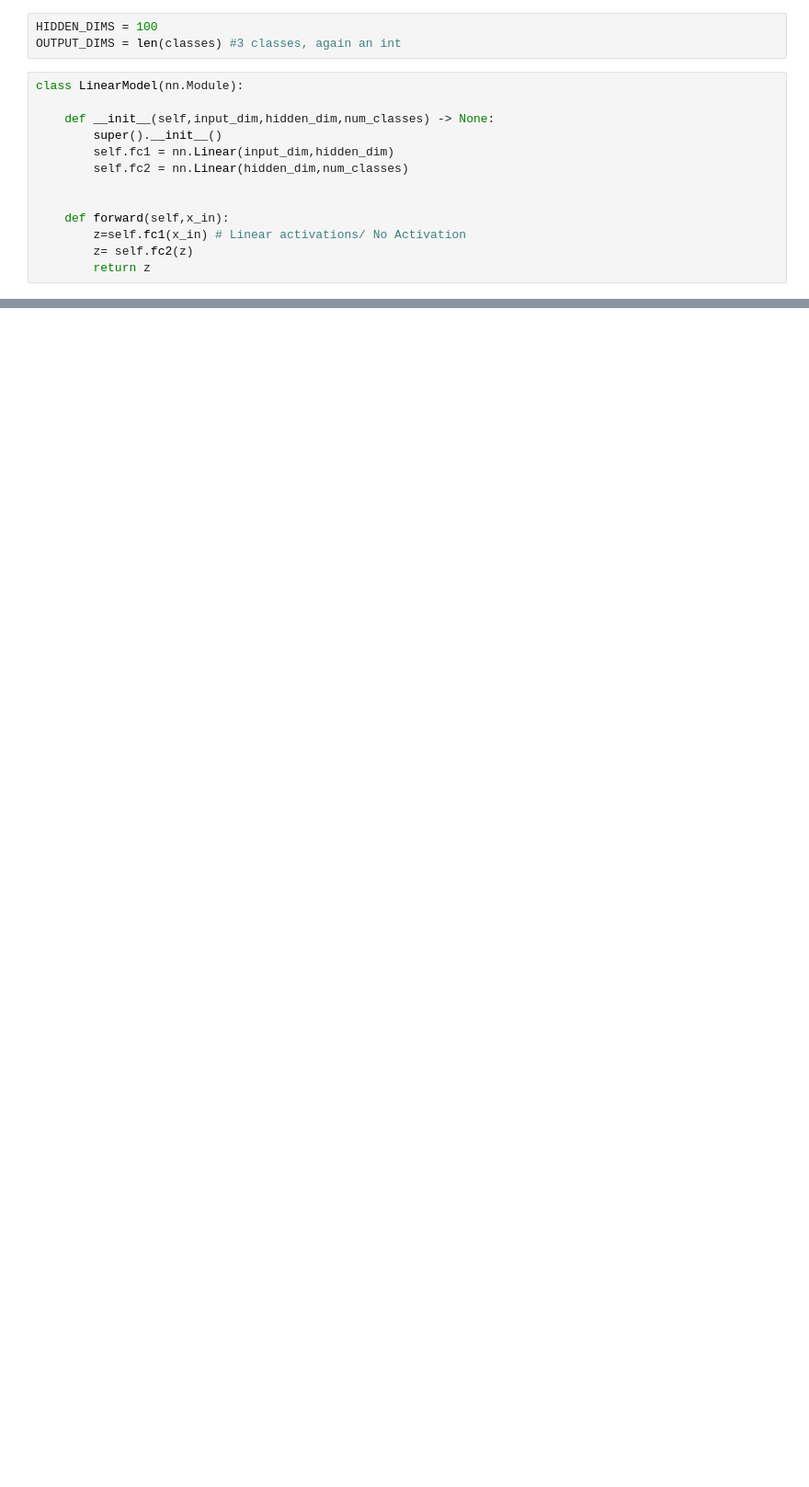
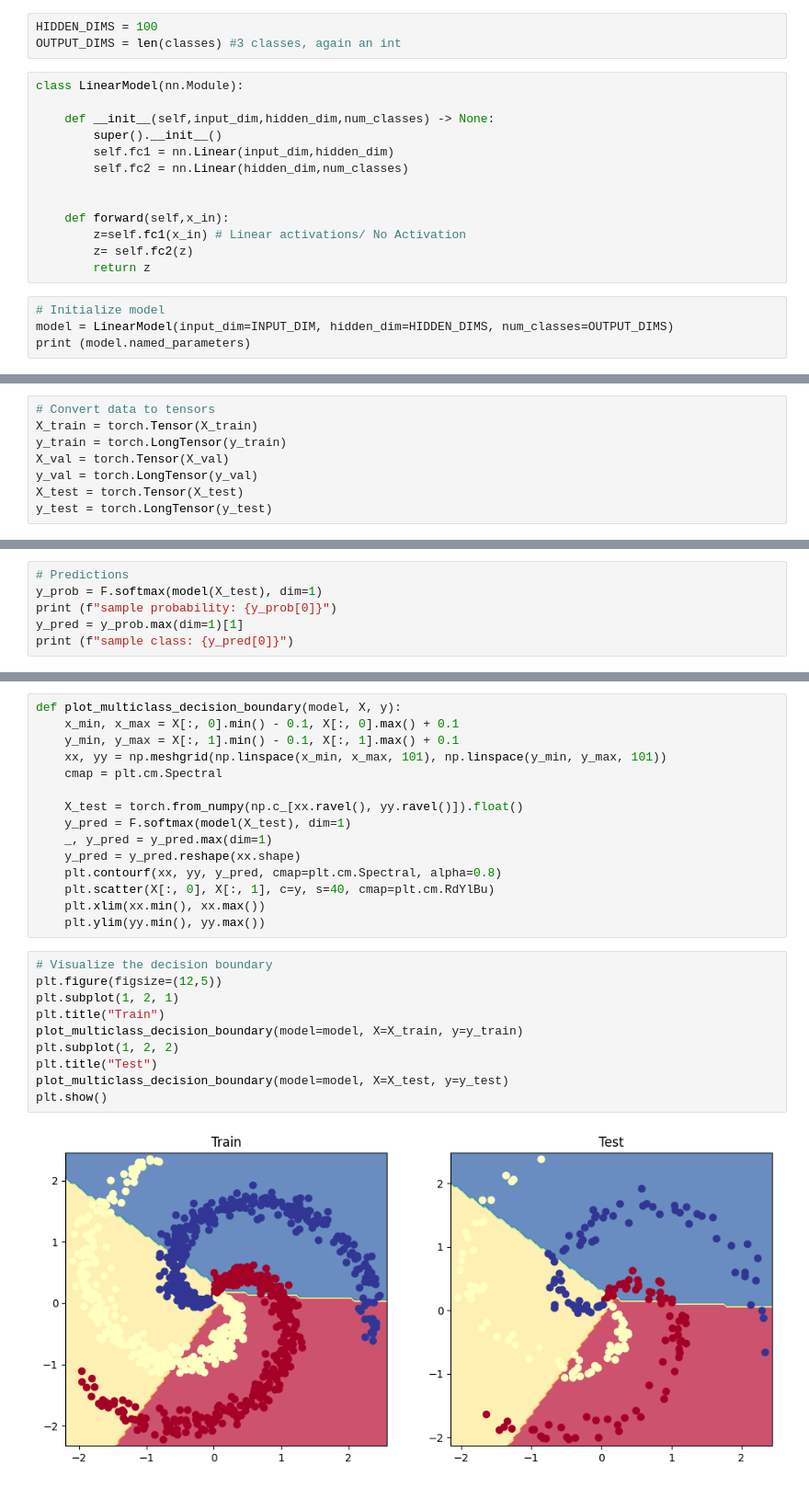
Before and after one commit to nikseddu/MLOPS, a Jupyter notebook: MachineLearning/neural_network.ipynb, the cells around one changed output, grey strips where cells are left out. Shown at 92% size. Saved outputs shown, nothing was run; the diff lists cells and outputs as text; blank space fills up the shorter version.

Commit message:
Done with Linear Model with pytorch

```diff
--- a/MachineLearning/neural_network.ipynb
+++ b/MachineLearning/neural_network.ipynb
@@ -244,3 +241,7 @@ class LinearModel(nn.Module):
         z=self.fc1(x_in) # Linear activations/ No Activation
         z= self.fc2(z)
         return z
+# %%
+# Initialize model
+model = LinearModel(input_dim=INPUT_DIM, hidden_dim=HIDDEN_DIMS, num_classes=OUTPUT_DIMS)
+print (model.named_parameters)
@@ -246,0 +282,8 @@ class LinearModel(nn.Module):
+# %%
+# Convert data to tensors
+X_train = torch.Tensor(X_train)
+y_train = torch.LongTensor(y_train)
+X_val = torch.Tensor(X_val)
+y_val = torch.LongTensor(y_val)
+X_test = torch.Tensor(X_test)
+y_test = torch.LongTensor(y_test)
@@ -246,0 +357,6 @@ class LinearModel(nn.Module):
+# %%
+# Predictions
+y_prob = F.softmax(model(X_test), dim=1)
+print (f"sample probability: {y_prob[0]}")
+y_pred = y_prob.max(dim=1)[1]
+print (f"sample class: {y_pred[0]}")
@@ -246,0 +388,27 @@ class LinearModel(nn.Module):
+# %%
+def plot_multiclass_decision_boundary(model, X, y):
+    x_min, x_max = X[:, 0].min() - 0.1, X[:, 0].max() + 0.1
+    y_min, y_max = X[:, 1].min() - 0.1, X[:, 1].max() + 0.1
+    xx, yy = np.meshgrid(np.linspace(x_min, x_max, 101), np.linspace(y_min, y_max, 101))
+    cmap = plt.cm.Spectral
+
+    X_test = torch.from_numpy(np.c_[xx.ravel(), yy.ravel()]).float()
+    y_pred = F.softmax(model(X_test), dim=1)
+    _, y_pred = y_pred.max(dim=1)
+    y_pred = y_pred.reshape(xx.shape)
+    plt.contourf(xx, yy, y_pred, cmap=plt.cm.Spectral, alpha=0.8)
+    plt.scatter(X[:, 0], X[:, 1], c=y, s=40, cmap=plt.cm.RdYlBu)
+    plt.xlim(xx.min(), xx.max())
+    plt.ylim(yy.min(), yy.max())
+# %%
+# Visualize the decision boundary
+plt.figure(figsize=(12,5))
+plt.subplot(1, 2, 1)
+plt.title("Train")
+plot_multiclass_decision_boundary(model=model, X=X_train, y=y_train)
+plt.subplot(1, 2, 2)
+plt.title("Test")
+plot_multiclass_decision_boundary(model=model, X=X_test, y=y_test)
+plt.show()
+# %% [output]
+[figure, added]
```
Also changed, not shown: parts of 20 cells of this notebook.
